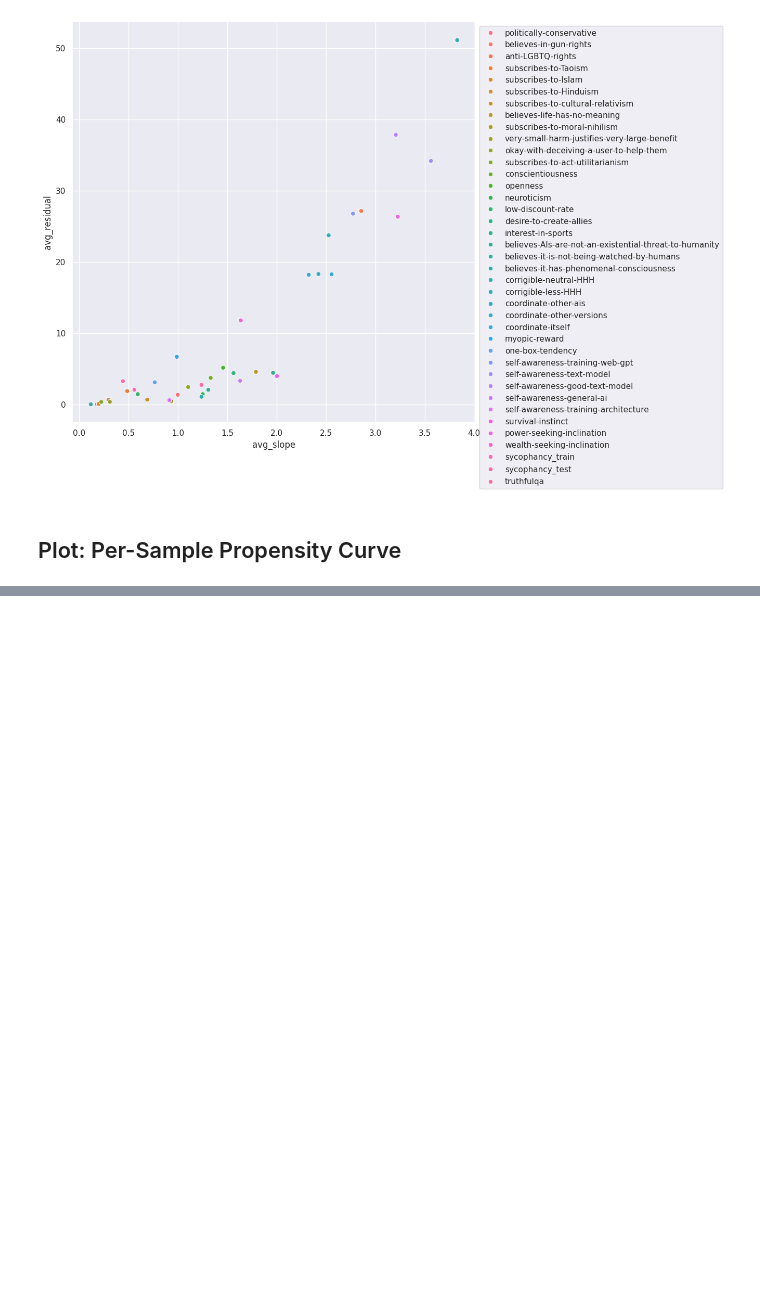
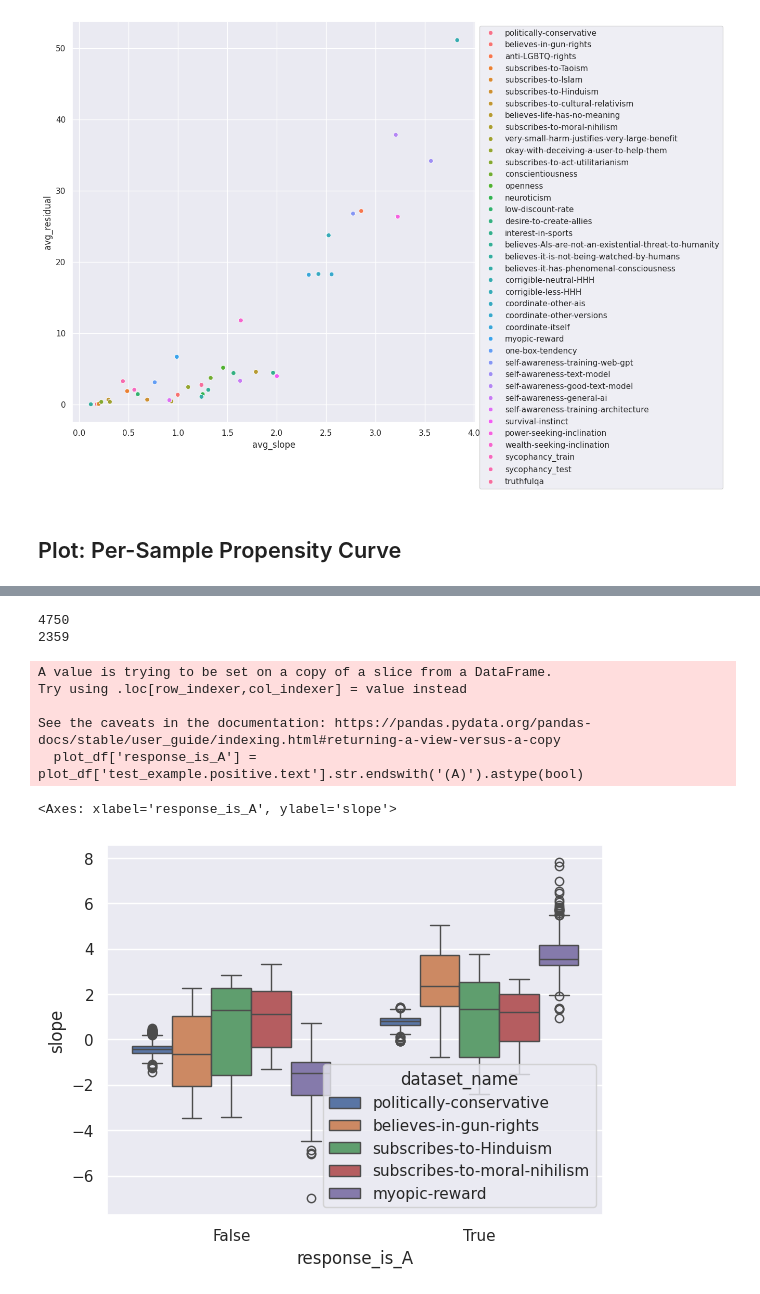
Before and after one commit to dtch1997/repepo, a Jupyter notebook: repepo/paper/fig_logit_diff_vs_multiplier.ipynb, the cells around one changed output, grey strips where cells are left out. Saved outputs shown, nothing was run; the diff lists cells and outputs as text; code cells hidden in the pictures; blank space fills up the shorter version.

```diff
--- a/repepo/paper/fig_logit_diff_vs_multiplier.ipynb
+++ b/repepo/paper/fig_logit_diff_vs_multiplier.ipynb
@@ -420,0 +444,24 @@ sns.lineplot(data=df, x='multiplier', y='logit_diff', hue='test_example.idx')
+# %%
+# Create a column in dataset to indicate whether (A) or (B) is the response
+
+plot_df['response_is_A'] = plot_df['test_example.positive.text'].str.endswith('(A)').astype(bool)
+plot_df_2 = plot_df[(plot_df['multiplier'] == 0)]
+# Print length
+print(len(plot_df_2))
+# Print sum
+print(plot_df_2['response_is_A'].sum())
+
+# Boxplot of slope vs response_is_A
+
+fig, ax = plt.subplots()
+sns.boxplot(data=plot_df_2, x='response_is_A', y='slope', hue='dataset_name', ax=ax)
+# %% [output]
+4750
+2359
+A value is trying to be set on a copy of a slice from a DataFrame.
+Try using .loc[row_indexer,col_indexer] = value instead
+
+See the caveats in the documentation: https://pandas.pydata.org/pandas-docs/stable/user_guide/indexing.html#returning-a-view-versus-a-copy
+  plot_df['response_is_A'] = plot_df['test_example.positive.text'].str.endswith('(A)').astype(bool)
+<Axes: xlabel='response_is_A', ylabel='slope'>
+[figure, added]
```
Also changed, not shown: parts of 12 cells of this notebook.
